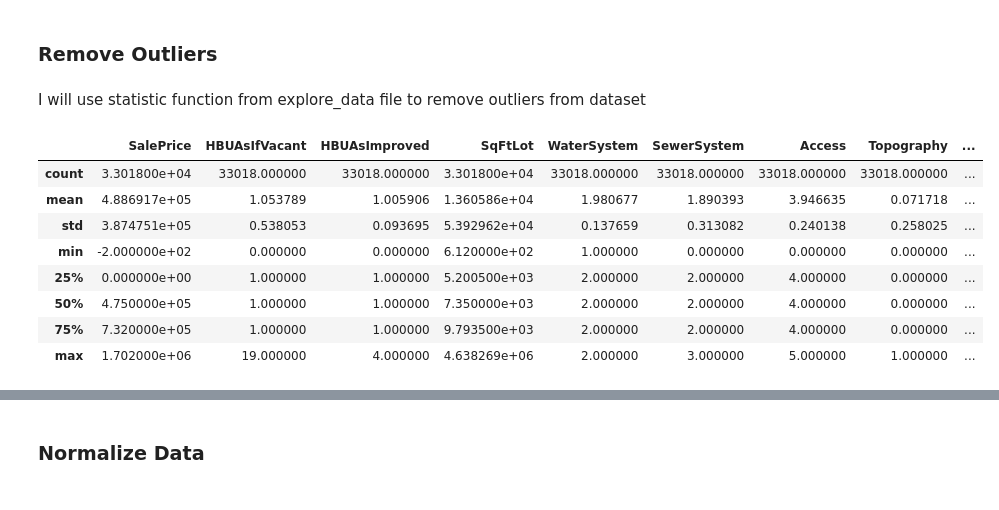
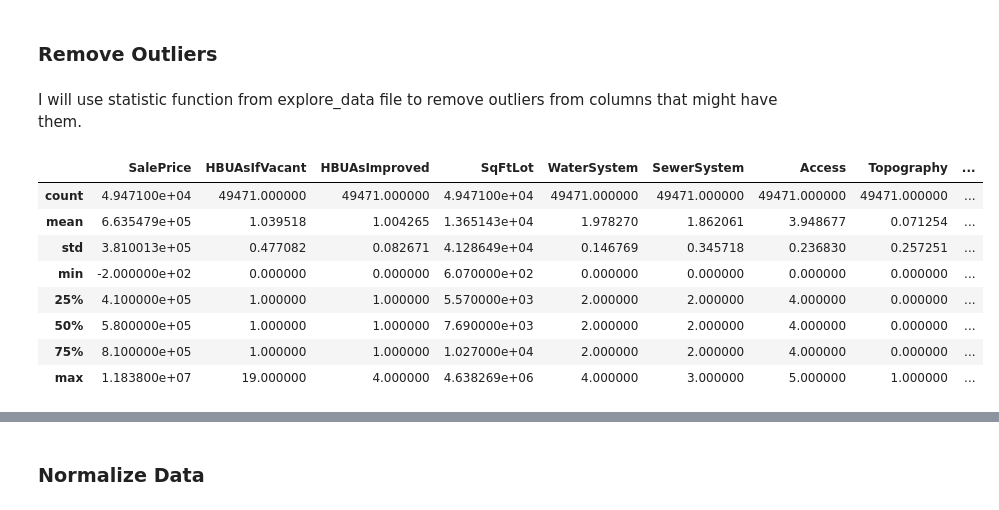
Before and after one commit to zyazyaG/Kings_County_Home_Price_Analysis, a Jupyter notebook: notebooks/exploratory/Untitled1.ipynb, the cells around one changed output, grey strips where cells are left out. Drawn from its saved outputs; the diff is of its cells as text; code cells hidden in the pictures.

```diff
--- a/notebooks/exploratory/Untitled1.ipynb
+++ b/notebooks/exploratory/Untitled1.ipynb
@@ -8,12 +14,12 @@ In this notebook I will explore processed datasets named "merged.csv" and perfor
 import pandas as pd
 import numpy as np
 import seaborn as sns
+import scipy.stats as stats
+from scipy.stats import norm
 import matplotlib.pyplot as plt
 %matplotlib inline
 
-pd.options.display.max_rows = 4000
-pd.options.display.max_columns = 80
-# Import additional files with statistical functions
+# Import additional files with statistical functions and LR assumptions check functions
 import sys
 import os
 
@@ -26 +47,8 @@ import assumptions as asm
+# %%
+pd.options.display.max_rows = 500
+pd.options.display.max_columns = 100
+
+plt.style.use('seaborn-dark')
+sns.set_theme('talk')
+sns.set_palette(palette='husl')
 # %% [markdown]
@@ -59,7 +87,7 @@ print(letters_index)
 # %%
 cols = list(df.columns)
-cols = [cols[19]] + cols[:19] + cols[20:]
+cols = [cols[20]] + cols[:20] + cols[21:]
 df = df[cols]
-df.head(20)
+df.head()
 # %% [output]
 |  | SalePrice | PIN | Major | Minor | PropType | HBUAsIfVacant | HBUAsImproved | SqFtLot | WaterSystem | ... |
@@ -82 +101,4 @@ df.head(20)
+# %%
+df['DocumentDate'] = pd.to_datetime(df['DocumentDate'])
+df['YearSold'] = pd.DatetimeIndex(df['DocumentDate']).year
 # %% [markdown]
@@ -101,21 +123,21 @@ df.describe()
 # %% [markdown]
 ### Remove Outliers
 # %% [markdown]
-I will use statistic function from explore_data file to remove outliers from dataset
+I will use statistic function from explore_data file to remove outliers from columns that might have them.
 # %%
-cols = ['SalePrice', 'SqFtOpenPorch', 'SqFtDeck', 'AddnlCost', 'SqFtGarageAttached',
+cols = ['SqFtOpenPorch', 'SqFtDeck', 'SqFtGarageAttached',
         'SqFtTotBasement', 'SqFtTotLiving']
 
 for column in df[cols]:
     df = ed.remove_outliers(df, column)
 df.describe()
 # %% [output]
 |  | SalePrice | HBUAsIfVacant | HBUAsImproved | SqFtLot | WaterSystem | SewerSystem | Access | Topography | ... |
-| count | 3.301800e+04 | 33018.000000 | 33018.000000 | 3.301800e+04 | 33018.000000 | 33018.000000 | 33018.000000 | 33018.000000 | ... |
-| mean | 4.886917e+05 | 1.053789 | 1.005906 | 1.360586e+04 | 1.980677 | 1.890393 | 3.946635 | 0.071718 | ... |
-| std | 3.874751e+05 | 0.538053 | 0.093695 | 5.392962e+04 | 0.137659 | 0.313082 | 0.240138 | 0.258025 | ... |
-| min | -2.000000e+02 | 0.000000 | 0.000000 | 6.120000e+02 | 1.000000 | 0.000000 | 0.000000 | 0.000000 | ... |
-| 25% | 0.000000e+00 | 1.000000 | 1.000000 | 5.200500e+03 | 2.000000 | 2.000000 | 4.000000 | 0.000000 | ... |
-| 50% | 4.750000e+05 | 1.000000 | 1.000000 | 7.350000e+03 | 2.000000 | 2.000000 | 4.000000 | 0.000000 | ... |
-| 75% | 7.320000e+05 | 1.000000 | 1.000000 | 9.793500e+03 | 2.000000 | 2.000000 | 4.000000 | 0.000000 | ... |
-| max | 1.702000e+06 | 19.000000 | 4.000000 | 4.638269e+06 | 2.000000 | 3.000000 | 5.000000 | 1.000000 | ... |
+| count | 4.947100e+04 | 49471.000000 | 49471.000000 | 4.947100e+04 | 49471.000000 | 49471.000000 | 49471.000000 | 49471.000000 | ... |
+| mean | 6.635479e+05 | 1.039518 | 1.004265 | 1.365143e+04 | 1.978270 | 1.862061 | 3.948677 | 0.071254 | ... |
+| std | 3.810013e+05 | 0.477082 | 0.082671 | 4.128649e+04 | 0.146769 | 0.345718 | 0.236830 | 0.257251 | ... |
+| min | -2.000000e+02 | 0.000000 | 0.000000 | 6.070000e+02 | 0.000000 | 0.000000 | 0.000000 | 0.000000 | ... |
+| 25% | 4.100000e+05 | 1.000000 | 1.000000 | 5.570000e+03 | 2.000000 | 2.000000 | 4.000000 | 0.000000 | ... |
+| 50% | 5.800000e+05 | 1.000000 | 1.000000 | 7.690000e+03 | 2.000000 | 2.000000 | 4.000000 | 0.000000 | ... |
+| 75% | 8.100000e+05 | 1.000000 | 1.000000 | 1.027000e+04 | 2.000000 | 2.000000 | 4.000000 | 0.000000 | ... |
+| max | 1.183800e+07 | 19.000000 | 4.000000 | 4.638269e+06 | 4.000000 | 3.000000 | 5.000000 | 1.000000 | ... |
```
Also changed, not shown: parts of 198 cells of this notebook, 6 other files.
